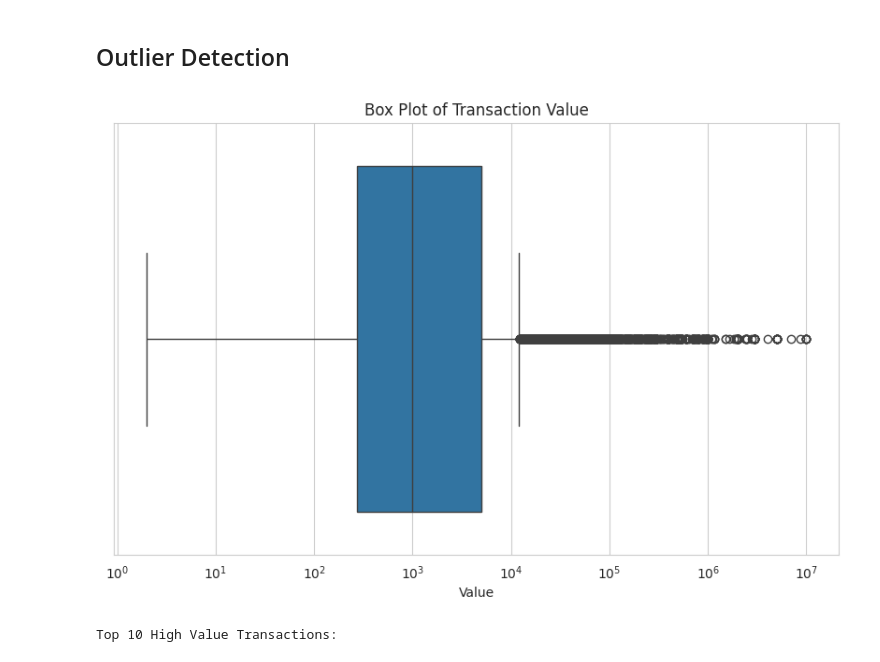
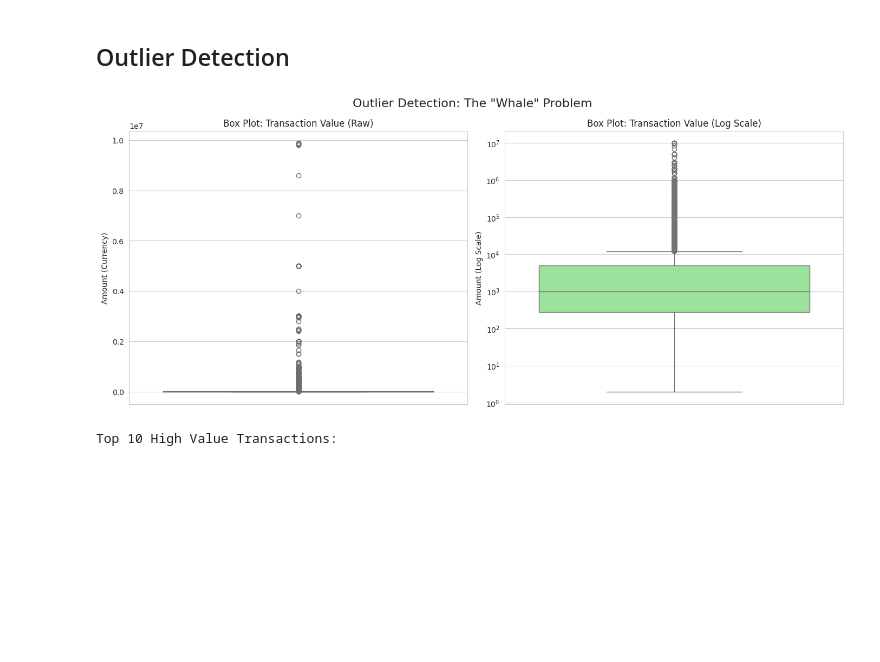
Before and after one commit to binia01/Credit-Risk-Probability-Model, a Jupyter notebook: notebooks/eda.ipynb, the cells around one changed output. Cells and saved outputs as stored; diff of their text form; code cells hidden in the pictures; blank space fills up the shorter version.

```diff
--- a/notebooks/eda.ipynb
+++ b/notebooks/eda.ipynb
@@ -160,13 +174,27 @@ display(missing_df)
 # %% [markdown]
 ## Outlier Detection
 # %%
-plt.figure(figsize=(10, 6))
-sns.boxplot(x=df['Value'])
-plt.title('Box Plot of Transaction Value')
-plt.xscale('log') # Log scale helps view the spread better
+# Set up the figure for the report
+plt.figure(figsize=(14, 6))
+
+# Plot 1: Standard Box Plot (shows the extreme compression due to outliers)
+plt.subplot(1, 2, 1)
+sns.boxplot(y=df['Value'], color='skyblue')
+plt.title('Box Plot: Transaction Value (Raw)', fontsize=12)
+plt.ylabel('Amount (Currency)')
+
+# Plot 2: Log-Scaled Box Plot (reveals the distribution structure)
+plt.subplot(1, 2, 2)
+sns.boxplot(y=df['Value'], color='lightgreen')
+plt.yscale('log')
+plt.title('Box Plot: Transaction Value (Log Scale)', fontsize=12)
+plt.ylabel('Amount (Log Scale)')
+
+plt.suptitle('Outlier Detection: The "Whale" Problem', fontsize=16)
+plt.tight_layout()
 plt.show()
 # %% [output]
-[figure, old version]
+[figure, new version]
 # %%
 # Check the top 10 largest transactions
 print("Top 10 High Value Transactions:")
```
Also changed, not shown: parts of 1 cell of this notebook.
